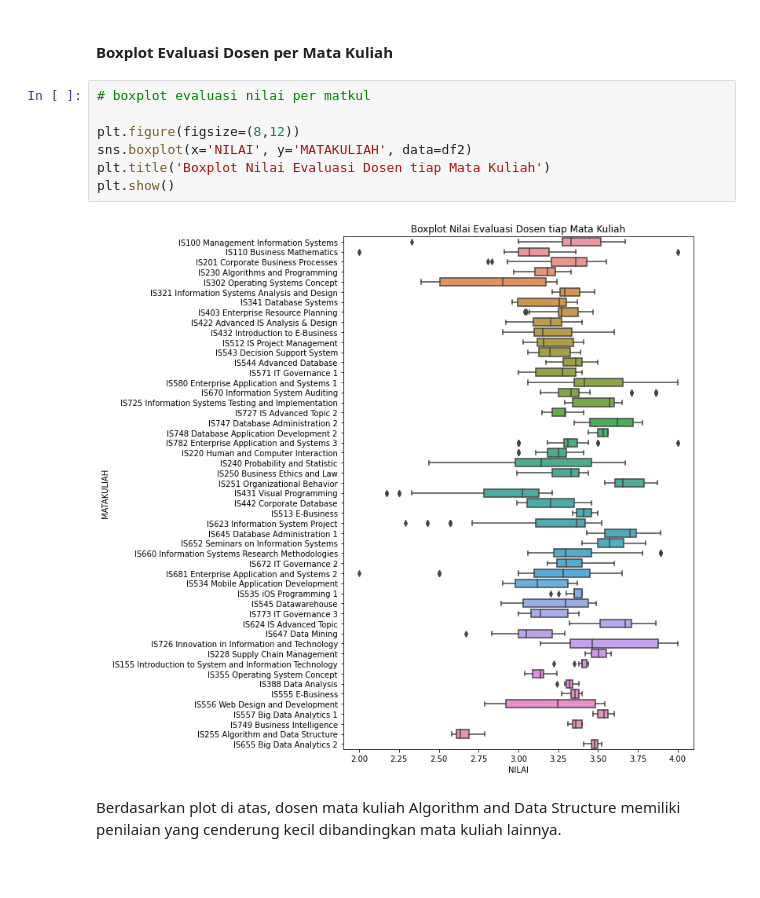
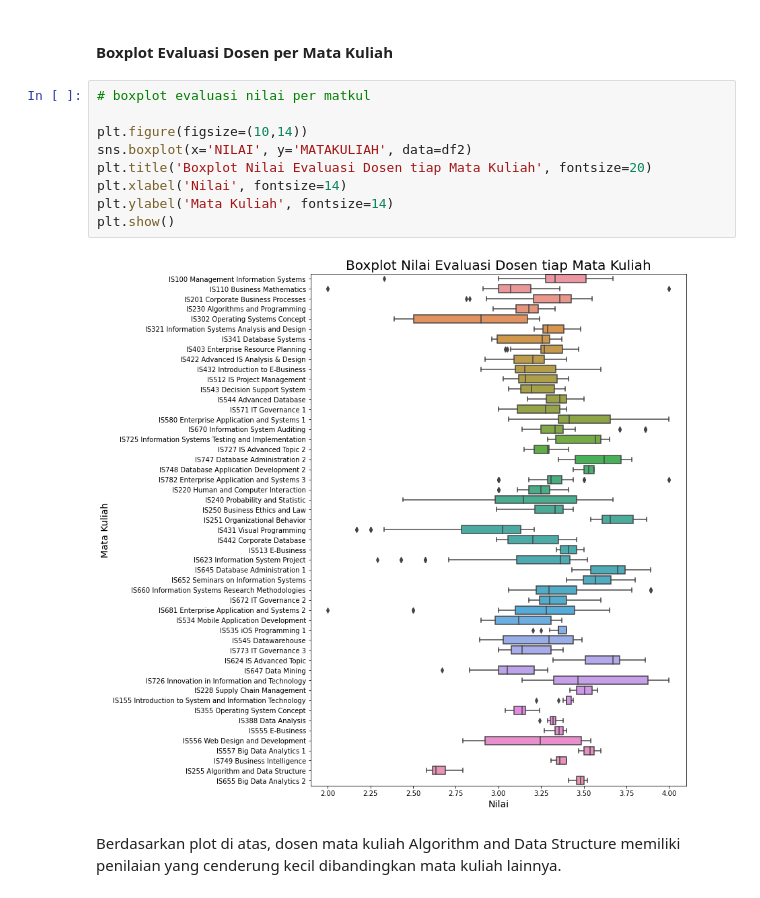
Before and after one commit to FelixFern/ISFEST-ODE, a Jupyter notebook: ODE PPT.ipynb, the cells around one changed output. Drawn from its saved outputs; the diff is of its cells as text.

```diff
--- a/ODE PPT.ipynb
+++ b/ODE PPT.ipynb
@@ -449,12 +457,14 @@ Berdasarkan scatterplot, terlihat bahwa antar kolom pada data mahasiswa tidak me
 # %%
 # boxplot evaluasi nilai per matkul
 
-plt.figure(figsize=(8,12))
+plt.figure(figsize=(10,14))
 sns.boxplot(x='NILAI', y='MATAKULIAH', data=df2)
-plt.title('Boxplot Nilai Evaluasi Dosen tiap Mata Kuliah')
+plt.title('Boxplot Nilai Evaluasi Dosen tiap Mata Kuliah', fontsize=20)
+plt.xlabel('Nilai', fontsize=14)
+plt.ylabel('Mata Kuliah', fontsize=14)
 plt.show()
 # %% [output]
-[figure, old version]
+[figure, new version]
 # %% [markdown]
 Berdasarkan plot di atas, dosen mata kuliah Algorithm and Data Structure memiliki penilaian yang cenderung kecil dibandingkan mata kuliah lainnya.
 # %% [markdown]
```
Also changed, not shown: parts of 8 cells of this notebook.
